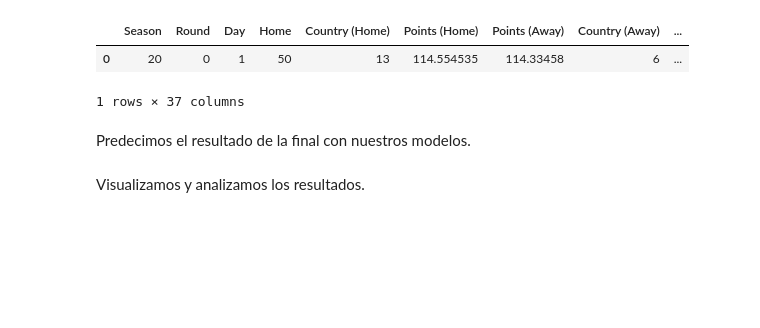
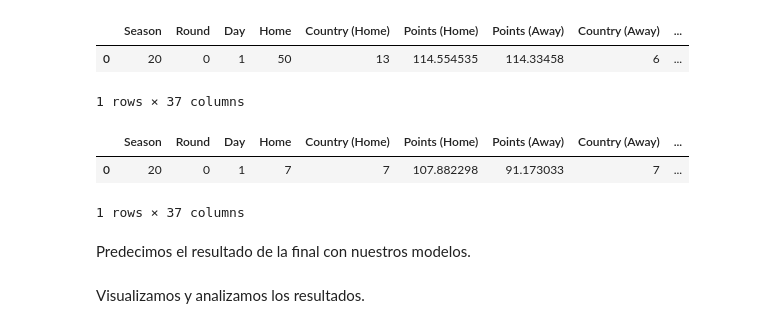
Before and after one commit to lauralardies/uefa_analisis, a Jupyter notebook: UEFA/modelos/aprendizaje supervisado/clasificacion.ipynb, the cells around one changed output. Drawn from its saved outputs; the diff is of its cells as text; code cells hidden in the pictures; blank space fills up the shorter version.

```diff
--- a/UEFA/modelos/aprendizaje supervisado/clasificacion.ipynb
+++ b/UEFA/modelos/aprendizaje supervisado/clasificacion.ipynb
@@ -409,8 +431,8 @@ Por lo tanto, concluimos que todos nuestros modelo de clasificación nos dan el
 # %%
-final = [['2023-2024', 'Final', 'Sat', 'Real Madrid', 'Spain', 114.5545351473923, 114.33458049886625, 'France', 'Paris S-G', 'Wembley Stadium', 22, 28.0, 10, 110, 20, 17, 37, 20, 0, 1, 18.0, 0.0, 21, 25.3, 10, 110, 19, 12, 31, 16, 3, 3, 27.0, 0.0, 2024, 6, 1]]
-final = pd.DataFrame(final, columns=(partidos_cols))
+final1 = [['2023-2024', 'Final', 'Sat', 'Real Madrid', 'Spain', 114.5545351473923, 114.33458049886625, 'France', 'Paris S-G', 'Wembley Stadium', 22, 28.0, 10, 110, 20, 17, 37, 20, 0, 1, 18.0, 0.0, 21, 25.3, 10, 110, 19, 12, 31, 16, 3, 3, 27.0, 0.0, 2024, 6, 1]]
+final1 = pd.DataFrame(final1, columns=(partidos_cols))
 
-final.head()
+final1.head()
 # %% [output]
 |  | Season | Round | Day | Home | Country (Home) | Points (Home) | Points (Away) | Country (Away) | ... |
 | 0 | 2023-2024 | Final | Sat | Real Madrid | Spain | 114.554535 | 114.33458 | France | ... |
@@ -420,23 +451,43 @@ Tranformamos los datos a numéricos usando el mismo mapping.
 # %%
-data = final.copy()
+data1 = final1.copy()
 
 # Aplicamos mapping a las columnas
 for col, col_mapping in mapping.items():
-    if col in data.columns:
-        data[col] = data[col].map(col_mapping)
+    if col in data1.columns:
+        data1[col] = data1[col].map(col_mapping)
     else:
         if col == 'Squad':
-            data['Home'] = data['Home'].map(col_mapping)
-            data['Away'] = data['Away'].map(col_mapping)
+            data1['Home'] = data1['Home'].map(col_mapping)
+            data1['Away'] = data1['Away'].map(col_mapping)
         elif col == 'Country':
-            data['Country (Home)'] = data['Country (Home)'].map(col_mapping)
-            data['Country (Away)'] = data['Country (Away)'].map(col_mapping)
+            data1['Country (Home)'] = data1['Country (Home)'].map(col_mapping)
+            data1['Country (Away)'] = data1['Country (Away)'].map(col_mapping)
 
-data.head()
+data1.head()
 # %% [output]
 |  | Season | Round | Day | Home | Country (Home) | Points (Home) | Points (Away) | Country (Away) | ... |
 | 0 | 20 | 0 | 1 | 50 | 13 | 114.554535 | 114.33458 | 6 | ... |
 1 rows × 37 columns
+# %%
+data2 = final2.copy()
+
+# Aplicamos mapping a las columnas
+for col, col_mapping in mapping.items():
+    if col in data2.columns:
+        data2[col] = data2[col].map(col_mapping)
+    else:
+        if col == 'Squad':
+            data2['Home'] = data2['Home'].map(col_mapping)
+            data2['Away'] = data2['Away'].map(col_mapping)
+        elif col == 'Country':
+            data2['Country (Home)'] = data2['Country (Home)'].map(col_mapping)
+            data2['Country (Away)'] = data2['Country (Away)'].map(col_mapping)
+
+data2.head()
+# %% [output]
+|  | Season | Round | Day | Home | Country (Home) | Points (Home) | Points (Away) | Country (Away) | ... |
+| 0 | 20 | 0 | 1 | 7 | 7 | 107.882298 | 91.173033 | 7 | ... |
+1 rows × 37 columns
 # %% [markdown]
 Predecimos el resultado de la final con nuestros modelos.
 # %%
```
Also changed, not shown: parts of 20 cells of this notebook, 9 other files.
